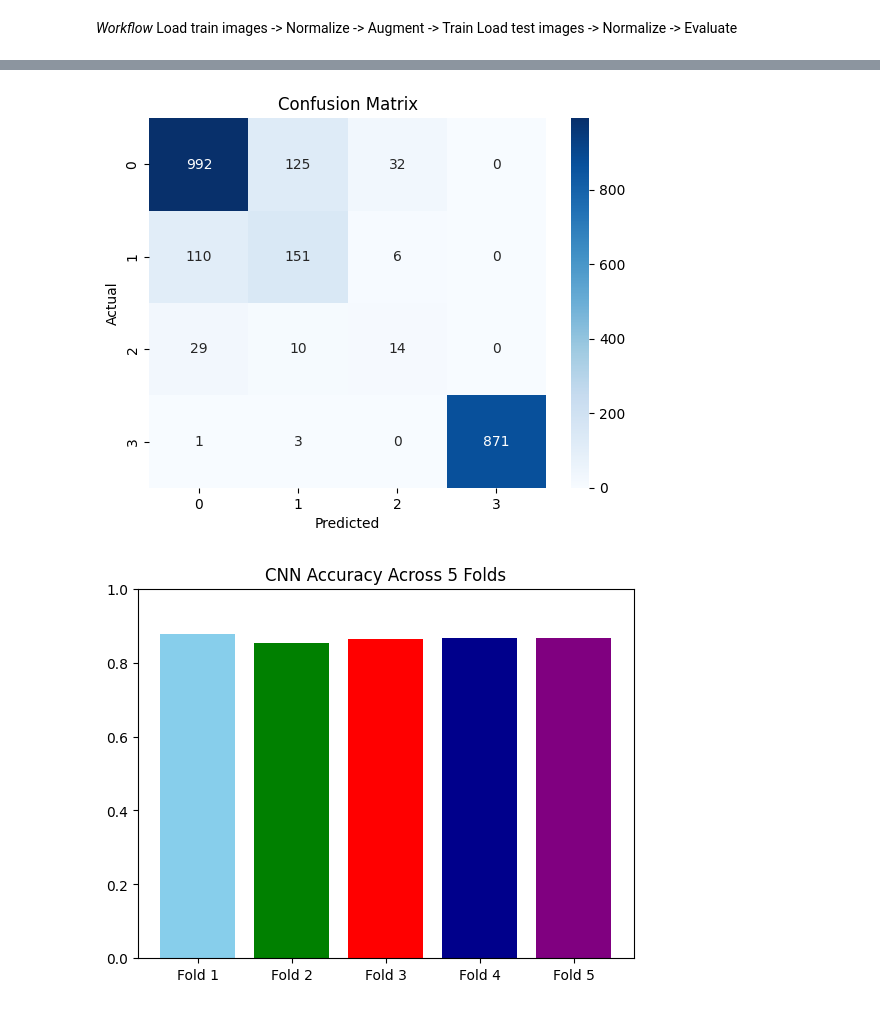
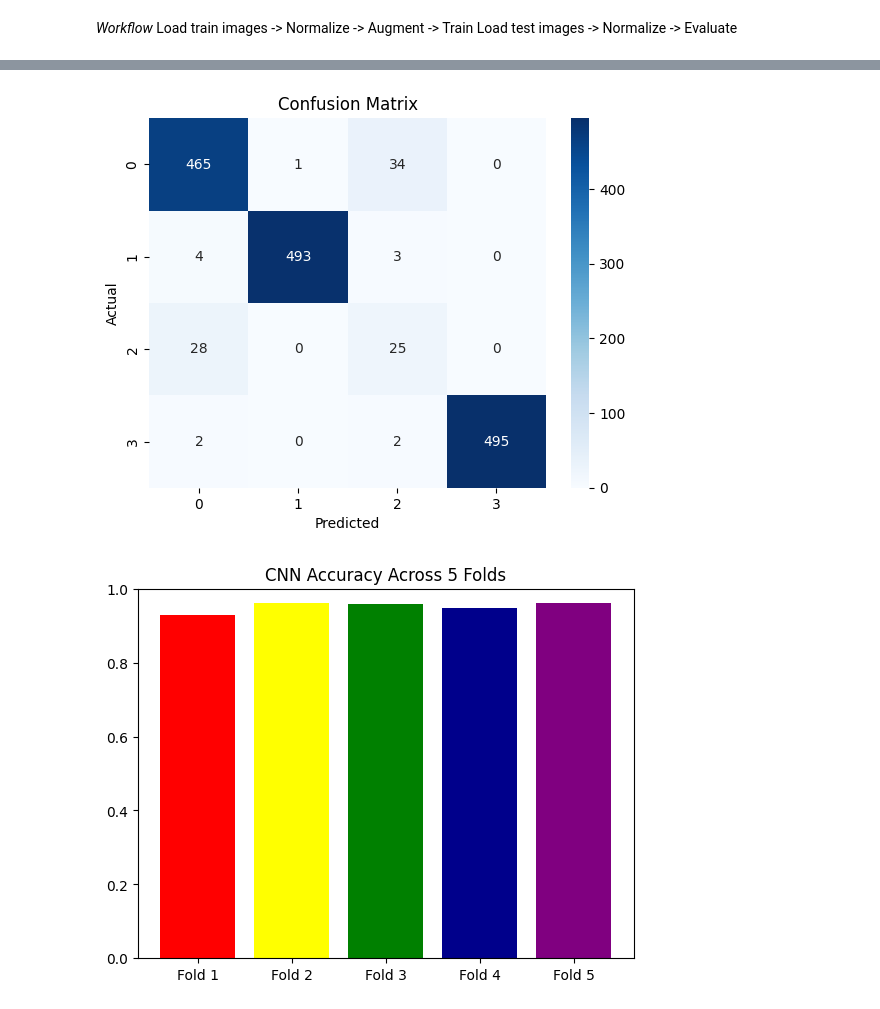
Before and after one commit to AweleChizim/aocdml, a Jupyter notebook: ocdml.ipynb, the cells around one changed output, grey strips where cells are left out. Drawn from its saved outputs; the diff is of its cells as text; code cells hidden in the pictures.

```diff
--- a/ocdml.ipynb
+++ b/ocdml.ipynb
@@ -461,9 +465,9 @@ plt.show()
 # %%
 # Confusion Matrix Plotting
-cm = np.array([[ 992, 125,  32,   0],
-                [110, 151,  6,   0],
-                [  29, 10,  14,   0],
-                [   1,   3,   0, 871]])
+cm = np.array([[465,   1,  34,   0],
+               [  4, 493,   3,   0],
+               [ 28,   0,  25,   0],
+               [  2,   0,   2, 495]])
 
 sns.heatmap(cm, annot=True, fmt="d", cmap="Blues")
 plt.title("Confusion Matrix")
@@ -471,16 +475,16 @@ plt.xlabel("Predicted")
 plt.ylabel("Actual")
 plt.show()
 # %% [output]
-[figure, old version]
+[figure, new version]
 # %%
 # Cross Validation Accuracy Plotting
 
 folds = ['Fold 1', 'Fold 2', 'Fold 3', 'Fold 4', 'Fold 5']
-accuracy = [0.8763, 0.8528, 0.8635, 0.8656, 0.8675]
+accuracy = [0.9293, 0.9614, 0.9582, 0.9484, 0.9613]
 
-plt.bar(folds, accuracy, color=['skyblue', 'green', 'red', 'darkblue', 'purple'])
+plt.bar(folds, accuracy, color=['red', 'yellow', 'green', 'darkblue', 'purple'])
 plt.ylim(0, 1)
 plt.title("CNN Accuracy Across 5 Folds")
 plt.show()
 # %% [output]
-[figure, old version]
+[figure, new version]
```
Also changed, not shown: parts of 10 cells of this notebook, 3 other files.
